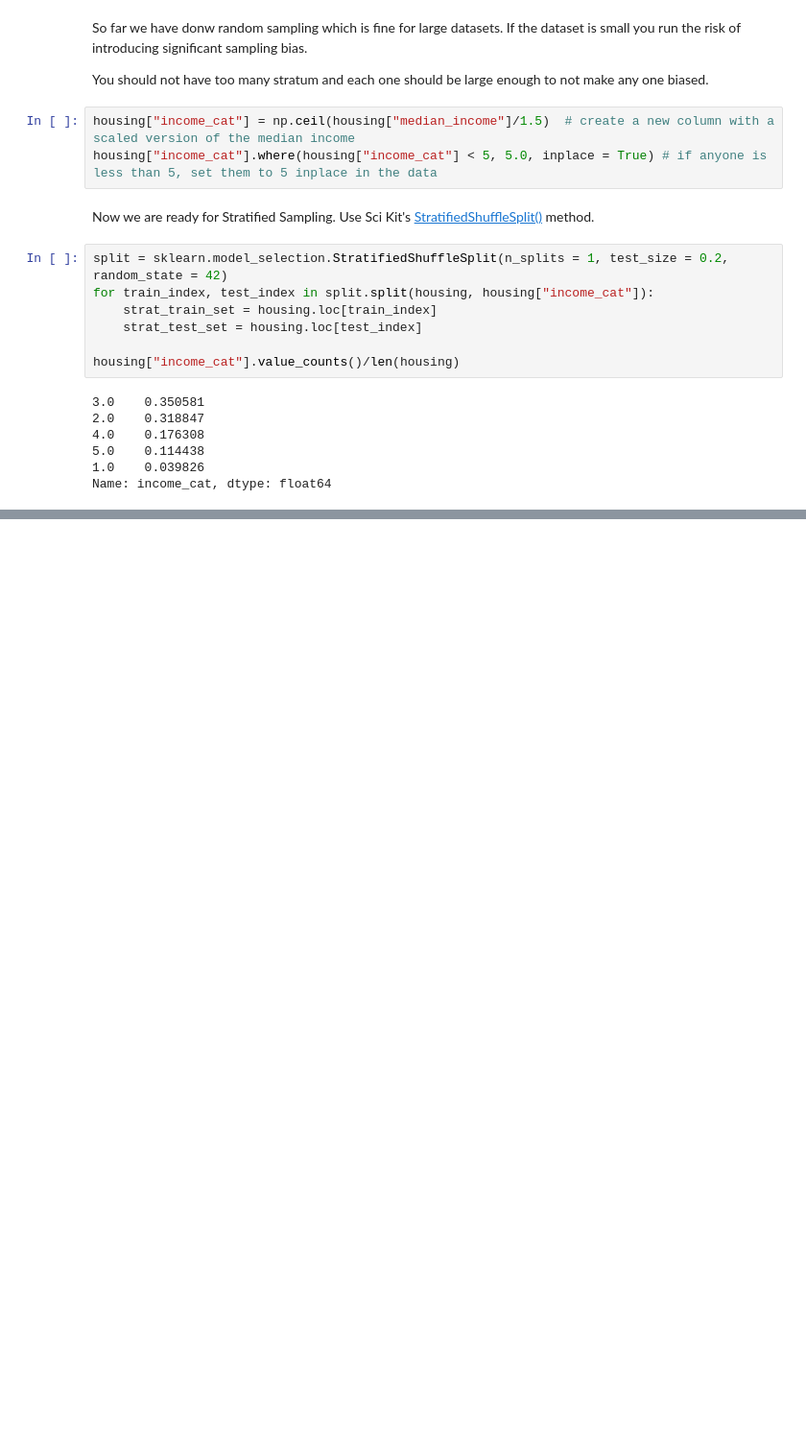
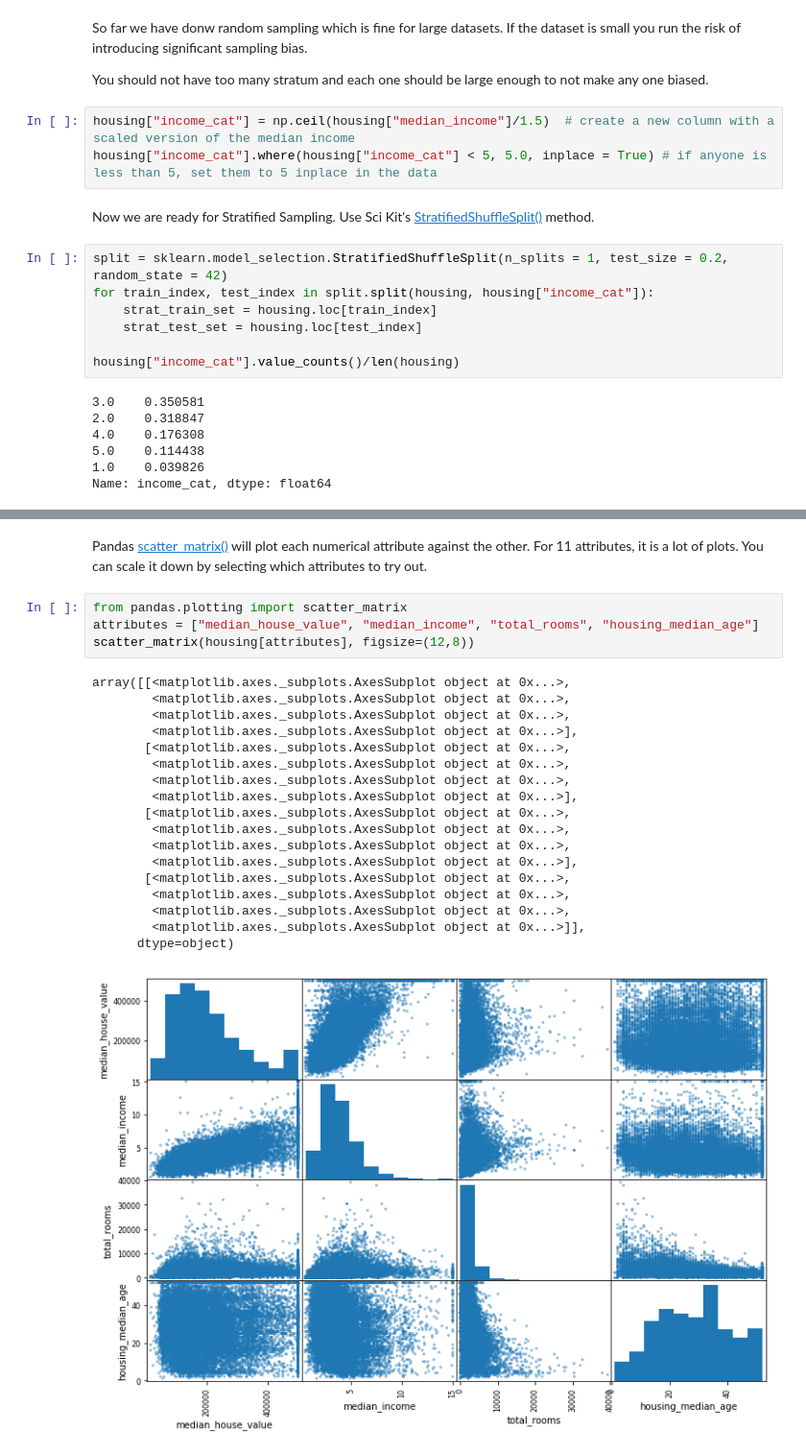
Before and after one commit to ptracton/MachineLearning, a Jupyter notebook: ORA_HandsOnMachineLearning/Chapter02/Chapter02.ipynb, the cells around one changed output, grey strips where cells are left out. Shown at 96% size. Drawn from its saved outputs; the diff is of its cells as text; blank space fills up the shorter version.

```diff
--- a/ORA_HandsOnMachineLearning/Chapter02/Chapter02.ipynb
+++ b/ORA_HandsOnMachineLearning/Chapter02/Chapter02.ipynb
@@ -220,0 +259,25 @@ Name: income_cat, dtype: float64
+# %% [markdown]
+Pandas [scatter_matrix()](https://pandas.pydata.org/pandas-docs/stable/generated/pandas.plotting.scatter_matrix.html) will plot each numerical attribute against the other.  For 11 attributes, it is a lot of plots.  You can scale it down by selecting which attributes to try out.
+# %%
+from pandas.plotting import scatter_matrix
+attributes = ["median_house_value", "median_income", "total_rooms", "housing_median_age"]
+scatter_matrix(housing[attributes], figsize=(12,8))
+# %% [output]
+array([[<matplotlib.axes._subplots.AxesSubplot object at 0x...>,
+        <matplotlib.axes._subplots.AxesSubplot object at 0x...>,
+        <matplotlib.axes._subplots.AxesSubplot object at 0x...>,
+        <matplotlib.axes._subplots.AxesSubplot object at 0x...>],
+       [<matplotlib.axes._subplots.AxesSubplot object at 0x...>,
+        <matplotlib.axes._subplots.AxesSubplot object at 0x...>,
+        <matplotlib.axes._subplots.AxesSubplot object at 0x...>,
+        <matplotlib.axes._subplots.AxesSubplot object at 0x...>],
+       [<matplotlib.axes._subplots.AxesSubplot object at 0x...>,
+        <matplotlib.axes._subplots.AxesSubplot object at 0x...>,
+        <matplotlib.axes._subplots.AxesSubplot object at 0x...>,
+        <matplotlib.axes._subplots.AxesSubplot object at 0x...>],
+       [<matplotlib.axes._subplots.AxesSubplot object at 0x...>,
+        <matplotlib.axes._subplots.AxesSubplot object at 0x...>,
+        <matplotlib.axes._subplots.AxesSubplot object at 0x...>,
+        <matplotlib.axes._subplots.AxesSubplot object at 0x...>]],
+      dtype=object)
+[figure, added]
```
Also changed, not shown: parts of 20 cells of this notebook.
